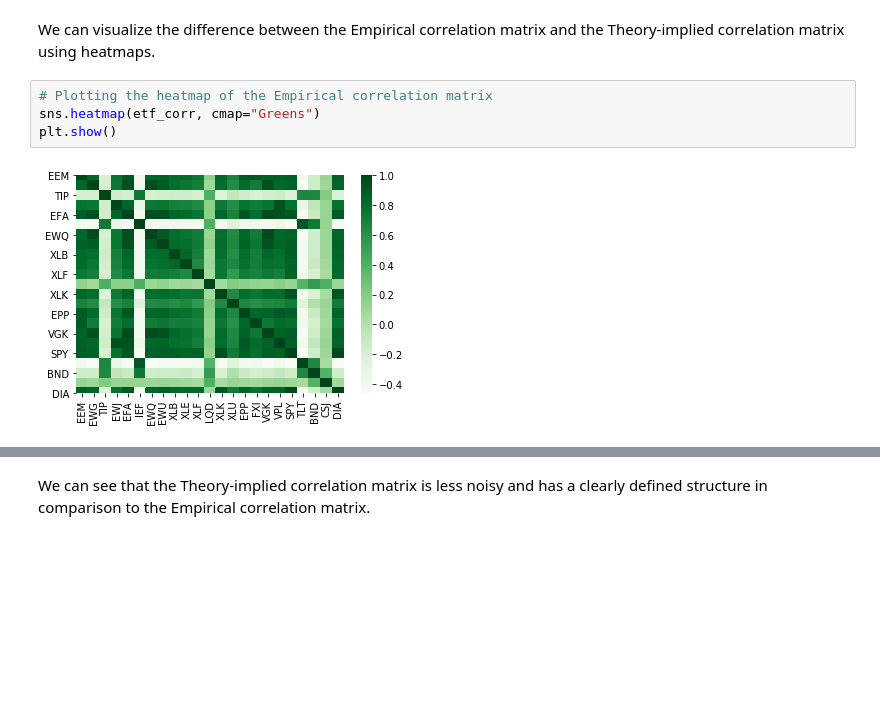
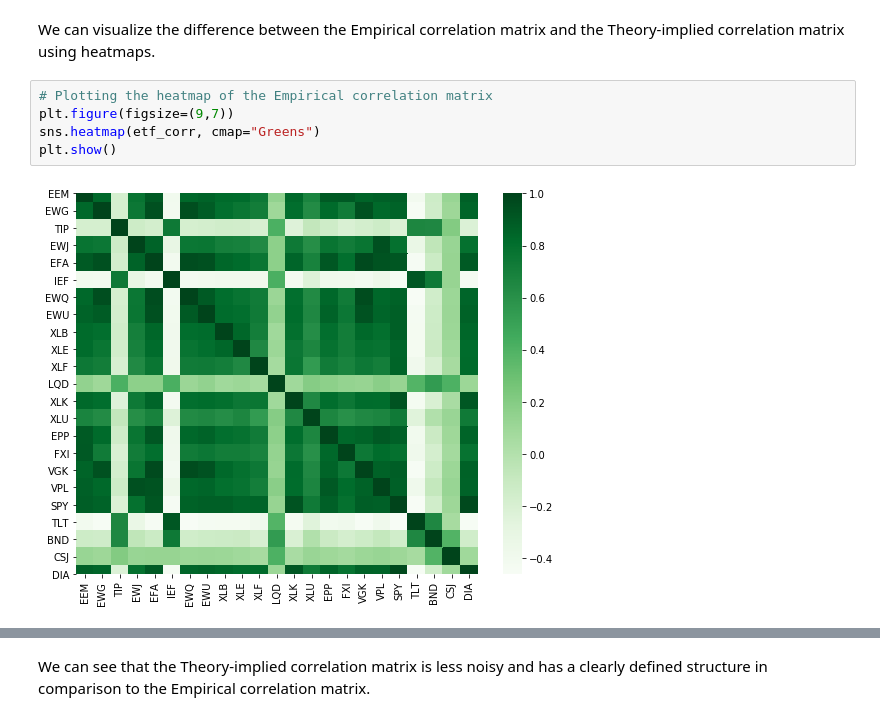
Before and after one commit to tzw101/research, a Jupyter notebook: Portfolio Optimisation Tutorials/Theory Implied Correlation (TIC)/TIC.ipynb, the cells around one changed output, grey strips where cells are left out. Saved outputs shown, nothing was run; the diff lists cells and outputs as text; blank space fills up the shorter version.

Commit message:
Updated figure size for heat maps

```diff
--- a/Portfolio Optimisation Tutorials/Theory Implied Correlation (TIC)/TIC.ipynb
+++ b/Portfolio Optimisation Tutorials/Theory Implied Correlation (TIC)/TIC.ipynb
@@ -240,9 +240,10 @@ etf_tic = pd.DataFrame(etf_tic, index=etf_corr.index, columns=etf_corr.index)
 We can visualize the difference between the Empirical correlation matrix and the Theory-implied correlation matrix using heatmaps.
 # %%
 # Plotting the heatmap of the Empirical correlation matrix
+plt.figure(figsize=(9,7))
 sns.heatmap(etf_corr, cmap="Greens")
 plt.show()
 # %% [output]
-[figure, old version]
+[figure, new version]
 # %%
 # Plotting the heatmap of the Theory-implied correlation matrix
```
Also changed, not shown: parts of 3 cells of this notebook.
